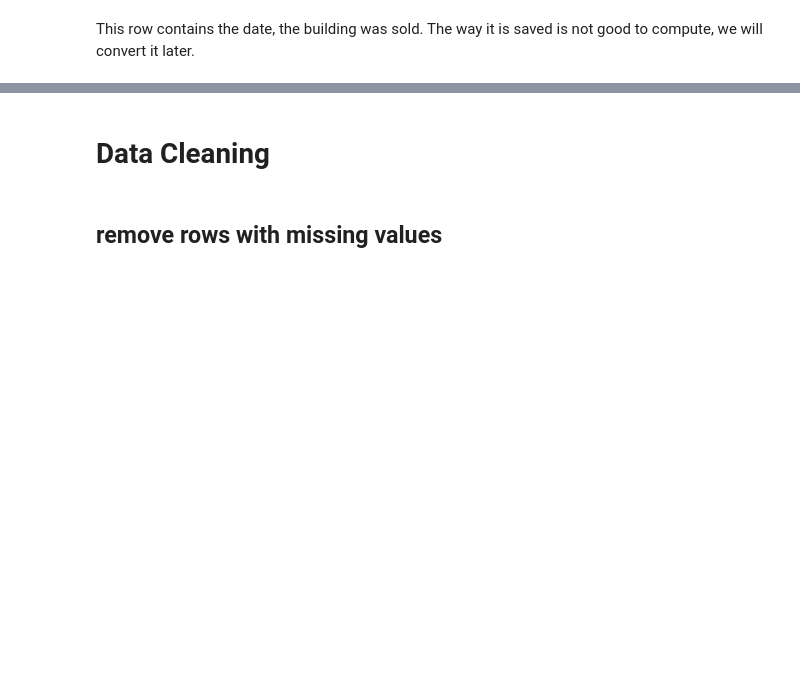
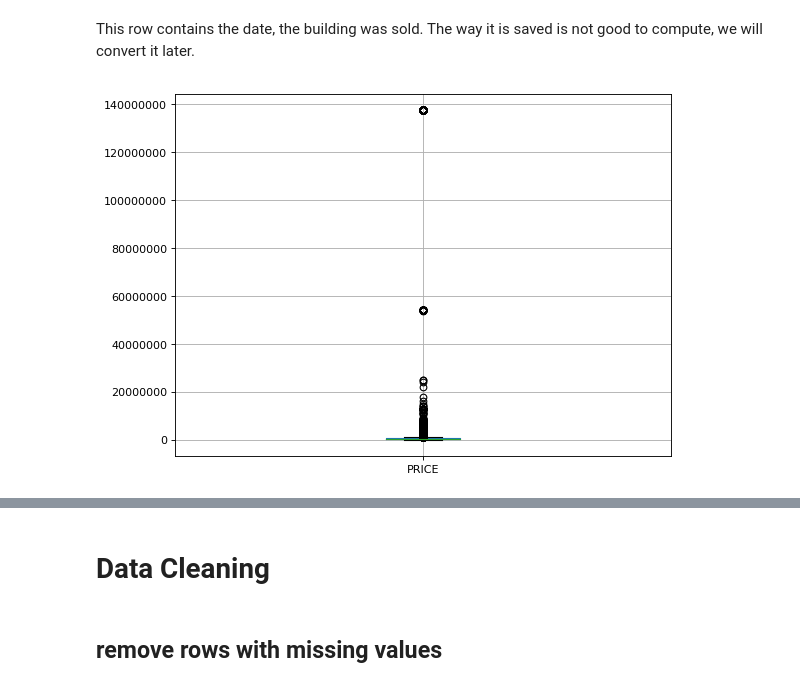
Before and after one commit to rickardsjp/DC_Housing_Tongji, a Jupyter notebook: DC_Housing_Notebook.ipynb, the cells around one changed output, grey strips where cells are left out. Drawn from its saved outputs; the diff is of its cells as text; code cells hidden in the pictures; blank space fills up the shorter version.

```diff
--- a/DC_Housing_Notebook.ipynb
+++ b/DC_Housing_Notebook.ipynb
@@ -200,2 +171,10 @@ Name: SALEDATE, Length: 158957, dtype: object>
 # %% [markdown]
 This row contains the date, the building was sold. The way it is saved is not good to compute, we will convert it later.
+# %%
+figure(num=None, figsize=(8, 6), dpi=80, facecolor='w', edgecolor='k')
+plt.ticklabel_format(style = 'plain')
+
+data.boxplot(column=["PRICE"])
+plt.show()
+# %% [output]
+[figure, added]
```
Also changed, not shown: parts of 20 cells of this notebook, 2 other files.
